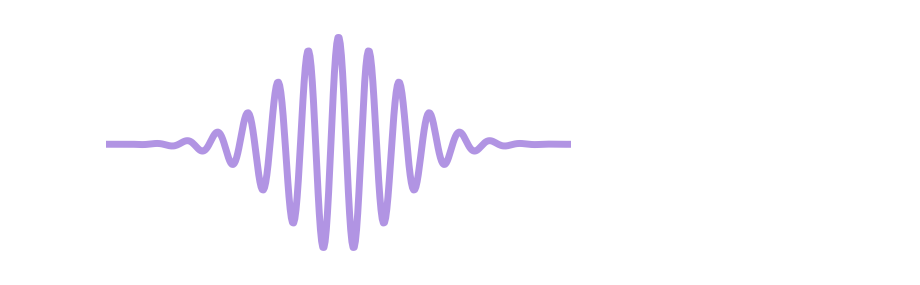
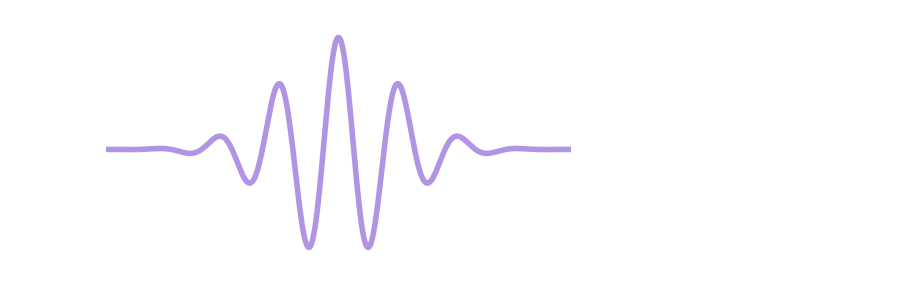
Before and after one commit to joypauls/wavelet-kit, a Jupyter notebook: notebooks/wavelet_graphic.ipynb, the cells around one changed output. Cells and saved outputs as stored; diff of their text form; code cells hidden in the pictures.

```diff
--- a/notebooks/wavelet_graphic.ipynb
+++ b/notebooks/wavelet_graphic.ipynb
@@ -5,34 +5,34 @@ import matplotlib.pyplot as plt
 # Define the Morlet wavelet function
 def morlet_wavelet(x, sigma=1.0, w=5.0):
     return np.exp(-x**2 / (2 * sigma**2)) * np.cos(w * x)
 
 # Generate x values
 x_values = np.linspace(-5, 5, 500)
 
 # Generate y values using the Morlet wavelet function
-y_values = morlet_wavelet(x_values, 1, 12)
+y_values = morlet_wavelet(x_values, 1, 6)
 
 
 
 
 # Plot the wavelet
 plt.figure(figsize=(6, 3))
 
-plt.plot(x_values, y_values, linewidth = 5, color = "#b194e3")
-# plt.plot(x_values + 0.12, y_values, linewidth = 6, color = "#835bc9")
+plt.plot(x_values, y_values, linewidth = 4, color = "#b194e3")
+# plt.plot(x_values + 0.20, y_values, linewidth = 4, color = "#835bc9")
 
 plt.xlim(-4, 4)
 
 # plt.title("Morlet Wavelet")
 # plt.xlabel("x")
 # plt.ylabel("Amplitude")
 
 plt.axis("off")
 
 # Save the plot as an SVG file
 plt.savefig("morlet_wavelet.svg", format="svg", transparent=True)
 
 # Show the plot (optional)
 plt.show()
 # %% [output]
-[figure, old version]
+[figure, new version]
```
Also changed, not shown: 5 other files.
